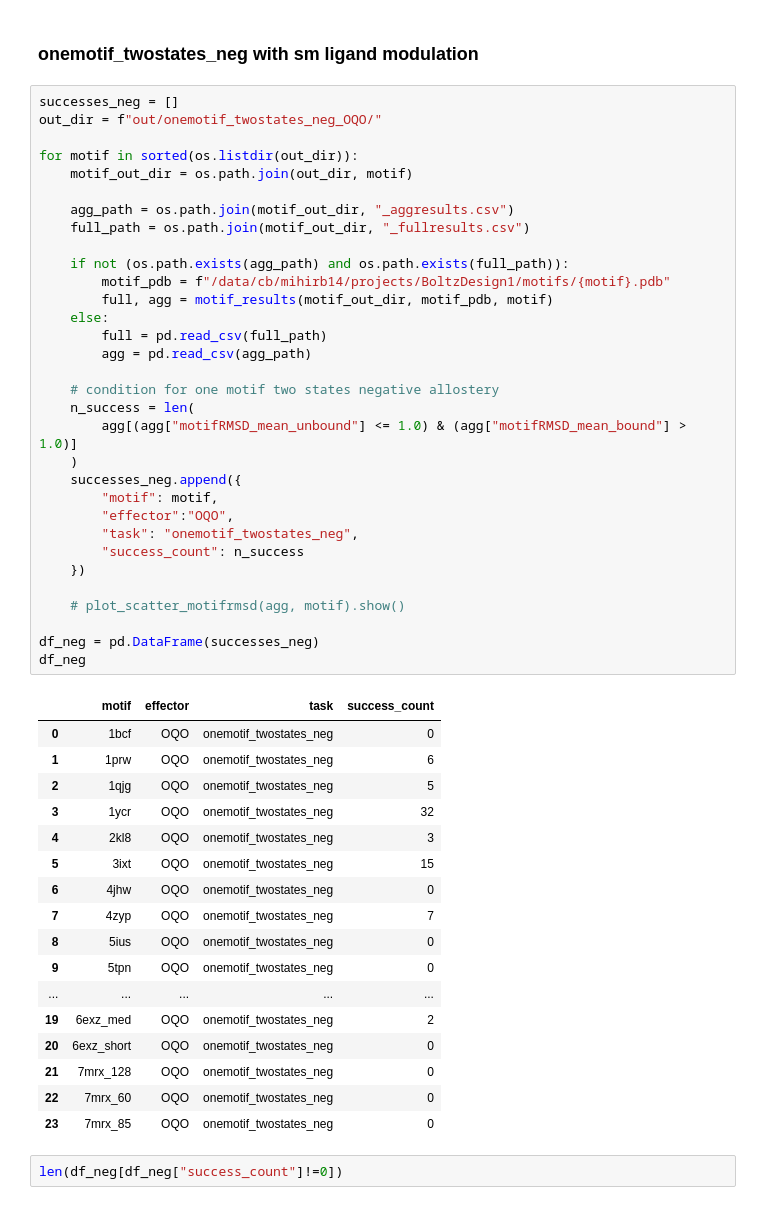
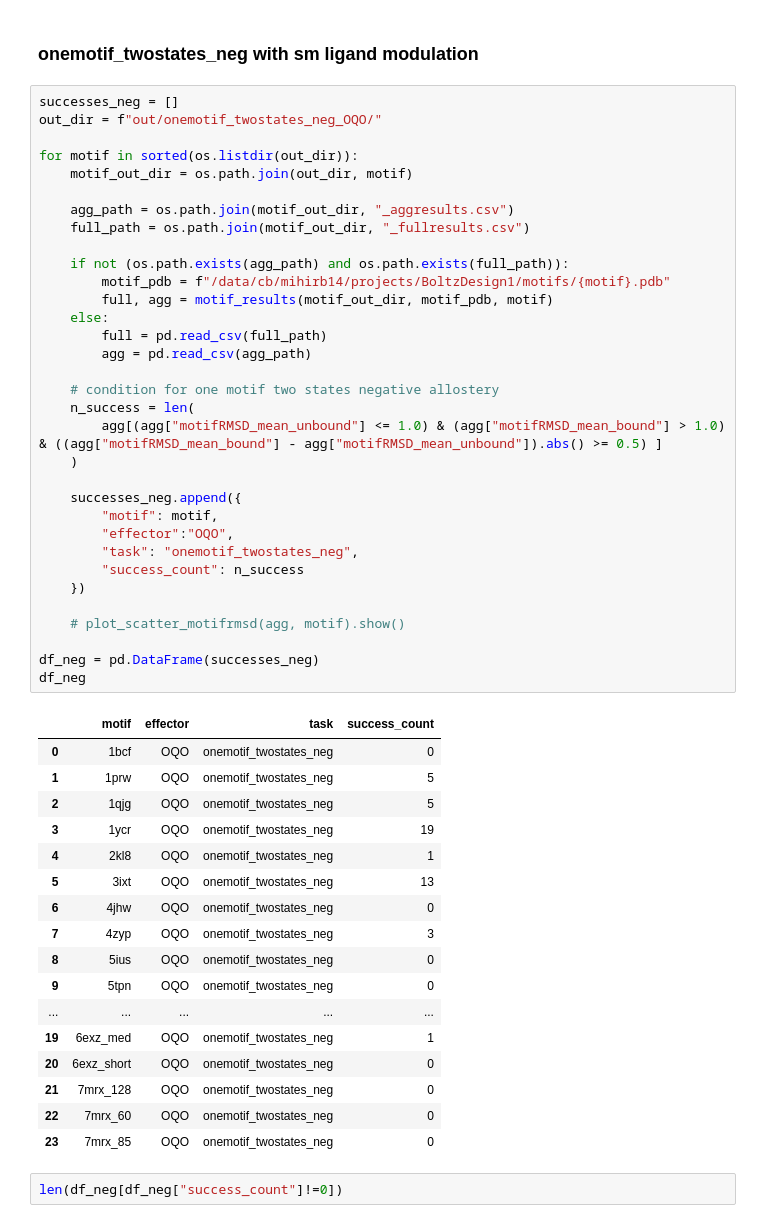
Before and after one commit to aparsanMIT/MotifCraft-AA, a Jupyter notebook: eval.ipynb, the cells around one changed output. Saved outputs shown, nothing was run; the diff lists cells and outputs as text.

```diff
--- a/eval.ipynb
+++ b/eval.ipynb
@@ -171,45 +171,46 @@ out_dir = f"out/onemotif_twostates_neg_OQO/"
 for motif in sorted(os.listdir(out_dir)):
     motif_out_dir = os.path.join(out_dir, motif)
 
     agg_path = os.path.join(motif_out_dir, "_aggresults.csv")
     full_path = os.path.join(motif_out_dir, "_fullresults.csv")
 
     if not (os.path.exists(agg_path) and os.path.exists(full_path)):
         motif_pdb = f"/data/cb/mihirb14/projects/BoltzDesign1/motifs/{motif}.pdb"
         full, agg = motif_results(motif_out_dir, motif_pdb, motif)
     else:
         full = pd.read_csv(full_path)
         agg = pd.read_csv(agg_path)
 
     # condition for one motif two states negative allostery
     n_success = len(
-        agg[(agg["motifRMSD_mean_unbound"] <= 1.0) & (agg["motifRMSD_mean_bound"] > 1.0)]
+        agg[(agg["motifRMSD_mean_unbound"] <= 1.0) & (agg["motifRMSD_mean_bound"] > 1.0)  & ((agg["motifRMSD_mean_bound"] - agg["motifRMSD_mean_unbound"]).abs() >= 0.5) ]
     )
+
     successes_neg.append({
         "motif": motif,
         "effector":"OQO",
         "task": "onemotif_twostates_neg",
         "success_count": n_success
     })
 
     # plot_scatter_motifrmsd(agg, motif).show()
 
 df_neg = pd.DataFrame(successes_neg)
 df_neg
 # %% [output]
 |  | motif | effector | task | success_count |
 | 0 | 1bcf | OQO | onemotif_twostates_neg | 0 |
-| 1 | 1prw | OQO | onemotif_twostates_neg | 6 |
+| 1 | 1prw | OQO | onemotif_twostates_neg | 5 |
 | 2 | 1qjg | OQO | onemotif_twostates_neg | 5 |
-| 3 | 1ycr | OQO | onemotif_twostates_neg | 32 |
-| 4 | 2kl8 | OQO | onemotif_twostates_neg | 3 |
-| 5 | 3ixt | OQO | onemotif_twostates_neg | 15 |
+| 3 | 1ycr | OQO | onemotif_twostates_neg | 19 |
+| 4 | 2kl8 | OQO | onemotif_twostates_neg | 1 |
+| 5 | 3ixt | OQO | onemotif_twostates_neg | 13 |
 | 6 | 4jhw | OQO | onemotif_twostates_neg | 0 |
-| 7 | 4zyp | OQO | onemotif_twostates_neg | 7 |
+| 7 | 4zyp | OQO | onemotif_twostates_neg | 3 |
 | 8 | 5ius | OQO | onemotif_twostates_neg | 0 |
 | 9 | 5tpn | OQO | onemotif_twostates_neg | 0 |
 | ... | ... | ... | ... | ... |
-| 19 | 6exz_med | OQO | onemotif_twostates_neg | 2 |
+| 19 | 6exz_med | OQO | onemotif_twostates_neg | 1 |
 | 20 | 6exz_short | OQO | onemotif_twostates_neg | 0 |
 | 21 | 7mrx_128 | OQO | onemotif_twostates_neg | 0 |
 | 22 | 7mrx_60 | OQO | onemotif_twostates_neg | 0 |
```
Also changed, not shown: parts of 11 cells of this notebook, 1 other file.
